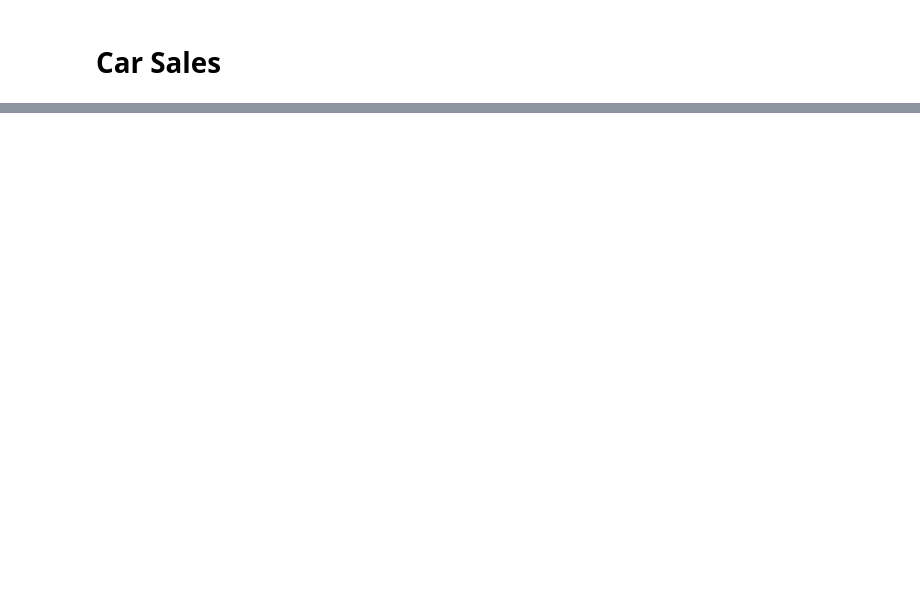
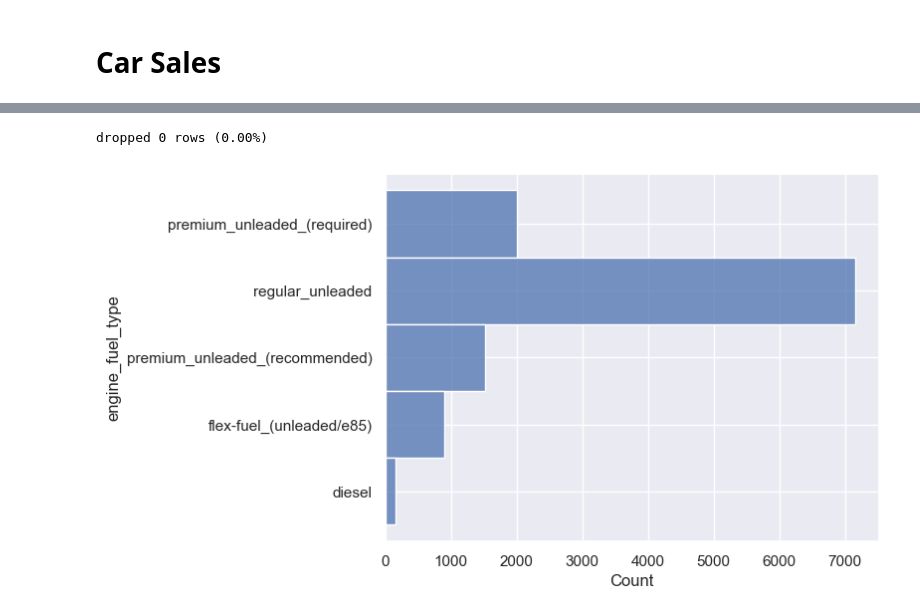
Before and after one commit to the-sean-c/data-science, a Jupyter notebook: notebooks/regression/car_sales.ipynb, the cells around one changed output, grey strips where cells are left out. Cells and saved outputs as stored; diff of their text form; code cells hidden in the pictures; blank space fills up the shorter version.

```diff
--- a/notebooks/regression/car_sales.ipynb
+++ b/notebooks/regression/car_sales.ipynb
@@ -62,0 +107,20 @@ df = df.with_columns(
+# %%
+min_count = total_rows * 0.01
+
+count_before = df.shape[0]
+value_counts = df.group_by("engine_fuel_type").agg(pl.count("id").alias("count"))
+df = (
+    df.join(value_counts, on="engine_fuel_type")
+    .filter(pl.col("count") >= min_count)
+    .drop("count")
+)
+count_after = df.shape[0]
+print(
+    f"dropped {count_before - count_after} rows ({(count_before - count_after)/count_before:.2%})"
+)
+
+sns.histplot(df, y="engine_fuel_type")
+_ = plt.plot()
+# %% [output]
+dropped 0 rows (0.00%)
+[figure, added]
```
Also changed, not shown: parts of 13 cells of this notebook, 1 other file.
